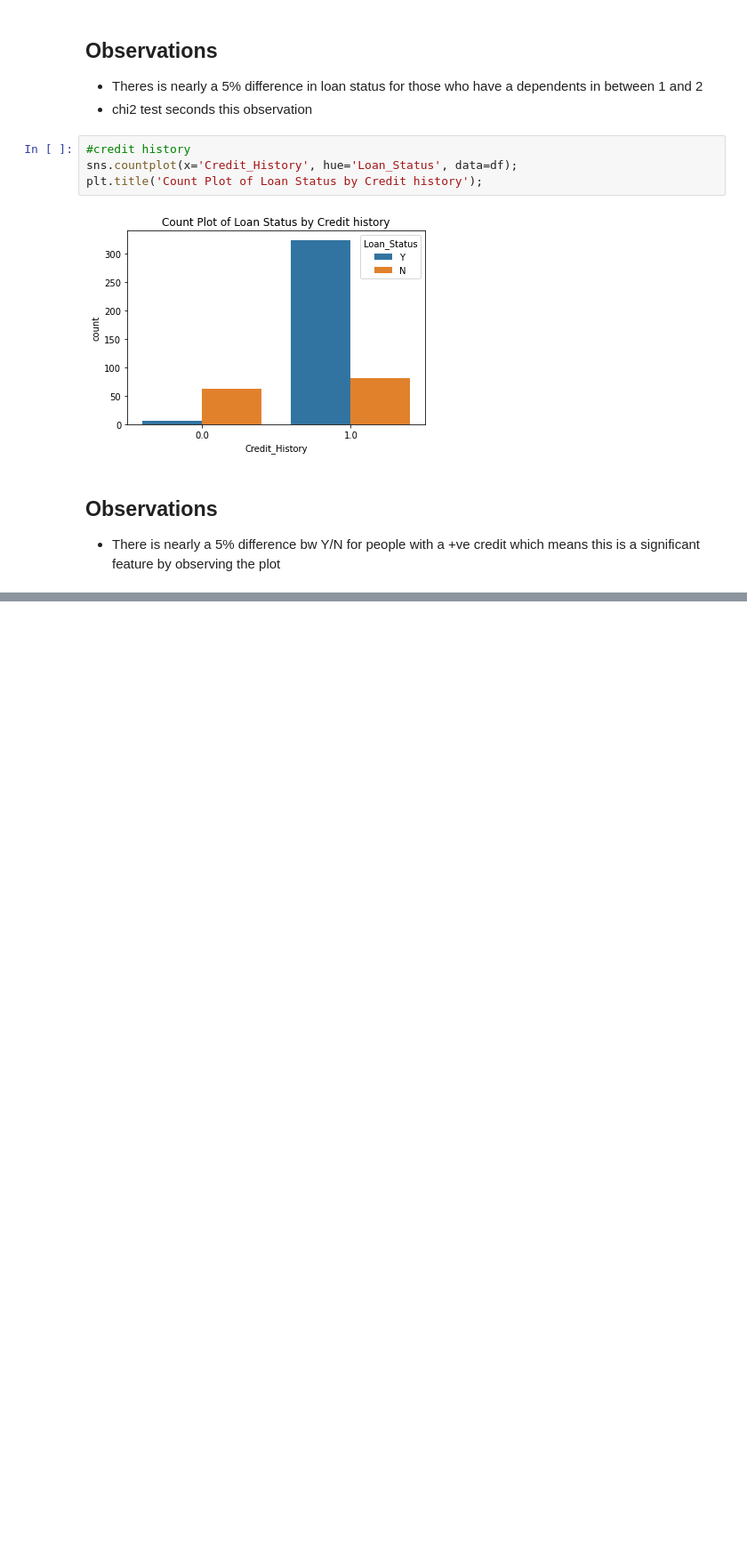
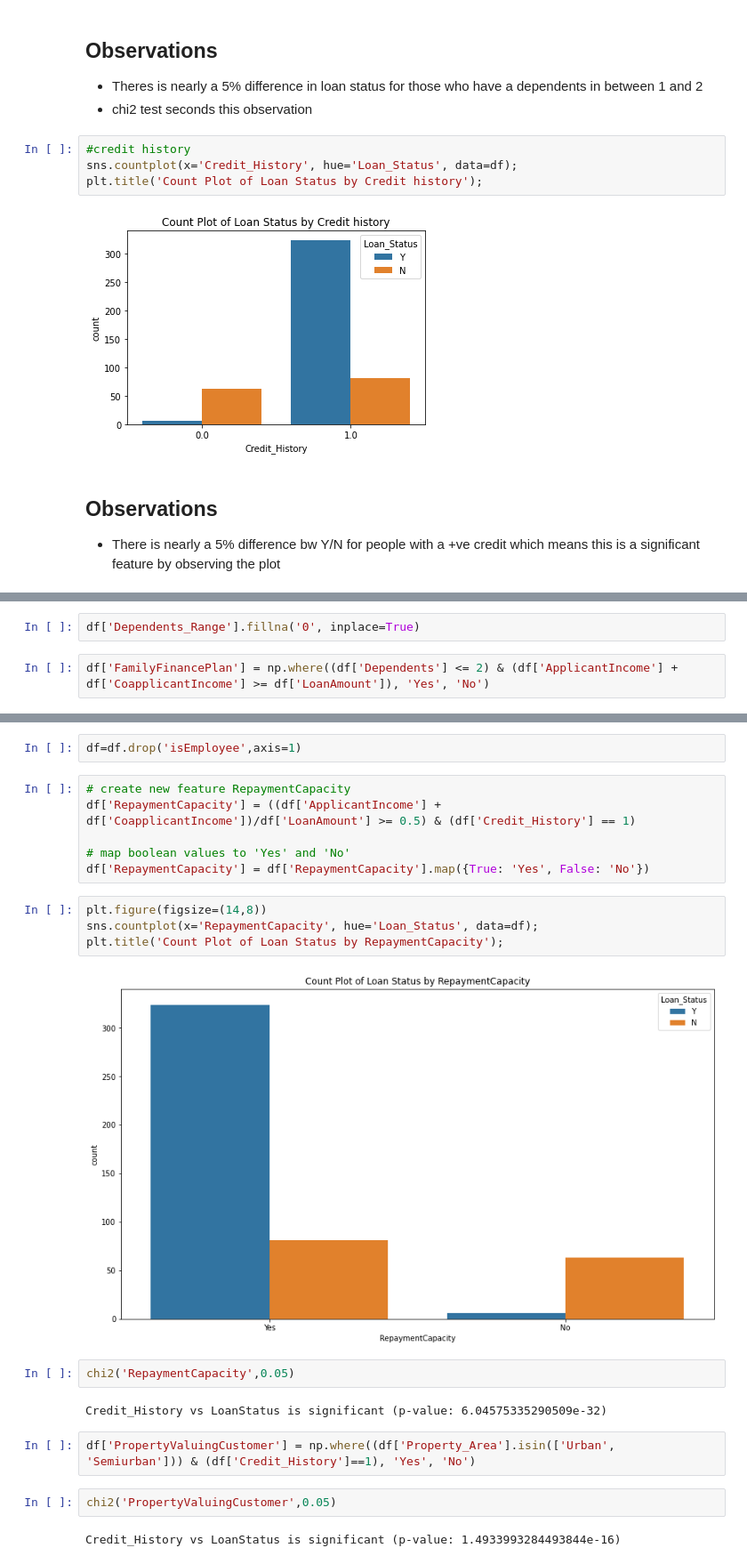
Before and after one commit to proton029/InternshipDataScience_banking, a Jupyter notebook: Data_Analytics.ipynb, the cells around one changed output, grey strips where cells are left out. Shown at 89% size. Drawn from its saved outputs; the diff is of its cells as text; blank space fills up the shorter version.

```diff
--- a/Data_Analytics.ipynb
+++ b/Data_Analytics.ipynb
@@ -833,0 +852,4 @@ Credit_History vs LoanStatus is not significant (p-value: 0.07821140584701472)
+# %%
+df['Dependents_Range'].fillna('0', inplace=True)
+# %%
+df['FamilyFinancePlan'] = np.where((df['Dependents'] <= 2) & (df['ApplicantIncome'] + df['CoapplicantIncome'] >= df['LoanAmount']), 'Yes', 'No')
@@ -833,0 +865,24 @@ Credit_History vs LoanStatus is not significant (p-value: 0.07821140584701472)
+# %%
+df=df.drop('isEmployee',axis=1)
+# %%
+# create new feature RepaymentCapacity
+df['RepaymentCapacity'] = ((df['ApplicantIncome'] + df['CoapplicantIncome'])/df['LoanAmount'] >= 0.5) & (df['Credit_History'] == 1)
+
+# map boolean values to 'Yes' and 'No'
+df['RepaymentCapacity'] = df['RepaymentCapacity'].map({True: 'Yes', False: 'No'})
+# %%
+plt.figure(figsize=(14,8))
+sns.countplot(x='RepaymentCapacity', hue='Loan_Status', data=df);
+plt.title('Count Plot of Loan Status by RepaymentCapacity');
+# %% [output]
+[figure, added]
+# %%
+chi2('RepaymentCapacity',0.05)
+# %% [output]
+Credit_History vs LoanStatus is significant (p-value: 6.04575335290509e-32)
+# %%
+df['PropertyValuingCustomer'] = np.where((df['Property_Area'].isin(['Urban', 'Semiurban'])) & (df['Credit_History']==1), 'Yes', 'No')
+# %%
+chi2('PropertyValuingCustomer',0.05)
+# %% [output]
+Credit_History vs LoanStatus is significant (p-value: 1.4933993284493844e-16)
```
Also changed, not shown: parts of 57 cells of this notebook.
